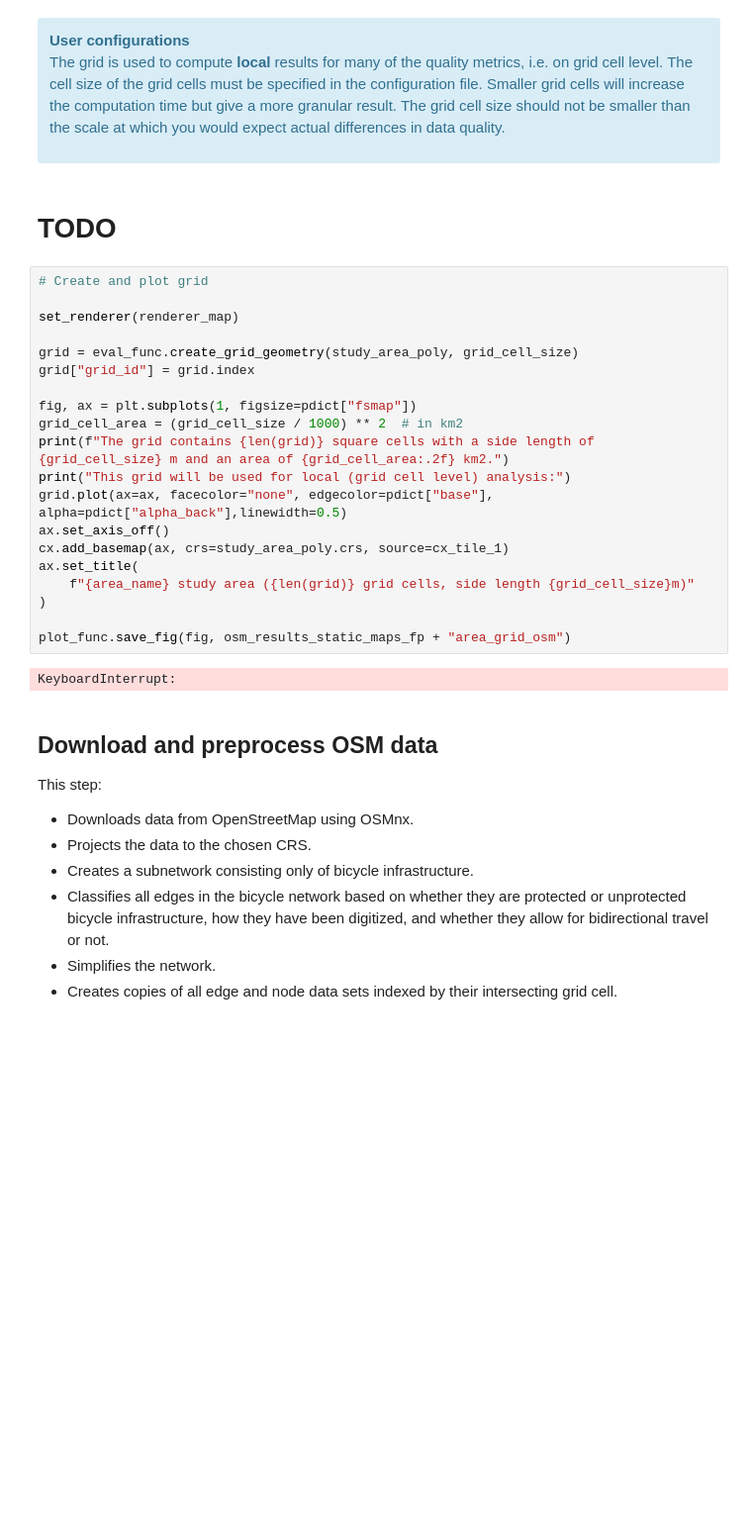
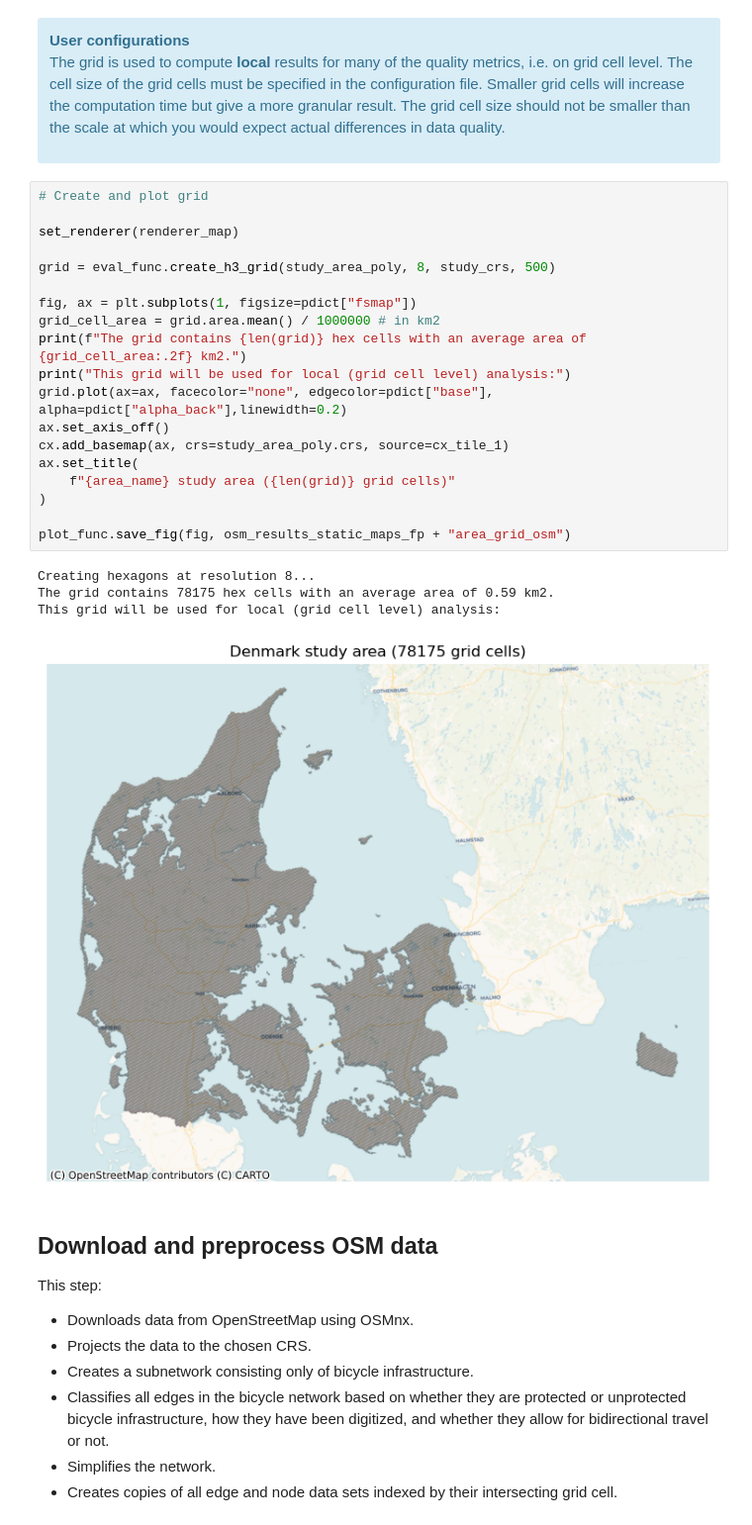
Before and after one commit to anerv/BikeDNA_BIG, a Jupyter notebook: scripts/OSM/1a_initialize_osm.ipynb, the cells around one changed output. Shown at 99% size. Drawn from its saved outputs; the diff is of its cells as text; blank space fills up the shorter version.

```diff
--- a/scripts/OSM/1a_initialize_osm.ipynb
+++ b/scripts/OSM/1a_initialize_osm.ipynb
@@ -116,30 +121,30 @@ This study area will be used for the analysis:
 The grid is used to compute <b>local</b> results for many of the quality metrics, i.e. on grid cell level. The cell size of the grid cells must be specified in the configuration file. Smaller grid cells will increase the computation time but give a more granular result. The grid cell size should not be smaller than the scale at which you would expect actual differences in data quality.
 </p>
 </div>
-# %% [markdown]
-# TODO
 # %%
 # Create and plot grid
 
 set_renderer(renderer_map)
 
-grid = eval_func.create_grid_geometry(study_area_poly, grid_cell_size)
-grid["grid_id"] = grid.index
+grid = eval_func.create_h3_grid(study_area_poly, 8, study_crs, 500)
 
 fig, ax = plt.subplots(1, figsize=pdict["fsmap"])
-grid_cell_area = (grid_cell_size / 1000) ** 2  # in km2
-print(f"The grid contains {len(grid)} square cells with a side length of {grid_cell_size} m and an area of {grid_cell_area:.2f} km2.")
+grid_cell_area = grid.area.mean() / 1000000 # in km2
+print(f"The grid contains {len(grid)} hex cells with an average area of {grid_cell_area:.2f} km2.")
 print("This grid will be used for local (grid cell level) analysis:")
-grid.plot(ax=ax, facecolor="none", edgecolor=pdict["base"], alpha=pdict["alpha_back"],linewidth=0.5)
+grid.plot(ax=ax, facecolor="none", edgecolor=pdict["base"], alpha=pdict["alpha_back"],linewidth=0.2)
 ax.set_axis_off()
 cx.add_basemap(ax, crs=study_area_poly.crs, source=cx_tile_1)
 ax.set_title(
-    f"{area_name} study area ({len(grid)} grid cells, side length {grid_cell_size}m)"
+    f"{area_name} study area ({len(grid)} grid cells)"
 )
 
 plot_func.save_fig(fig, osm_results_static_maps_fp + "area_grid_osm")
 # %% [output]
-KeyboardInterrupt:
+Creating hexagons at resolution 8...
+The grid contains 78175 hex cells with an average area of 0.59 km2.
+This grid will be used for local (grid cell level) analysis:
+[figure, added]
 # %% [markdown]
 ## Download and preprocess OSM data
 
```
Also changed, not shown: parts of 30 cells of this notebook, 10 other files.
